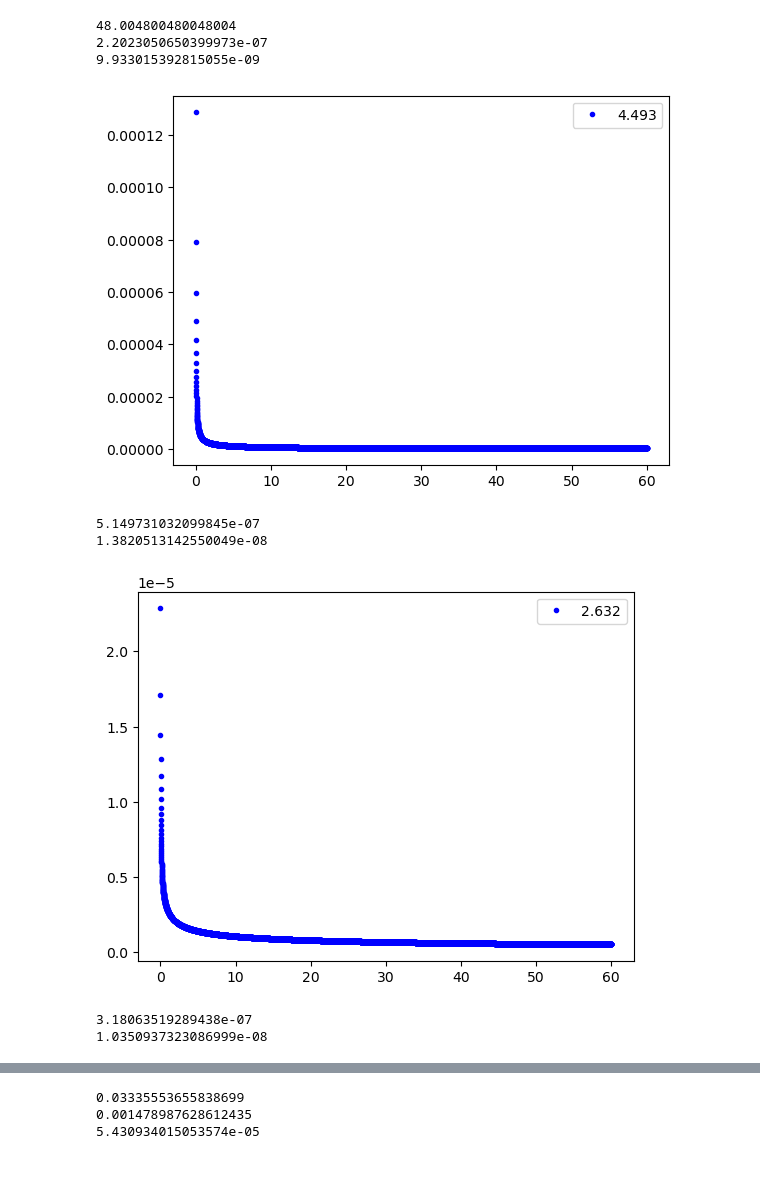
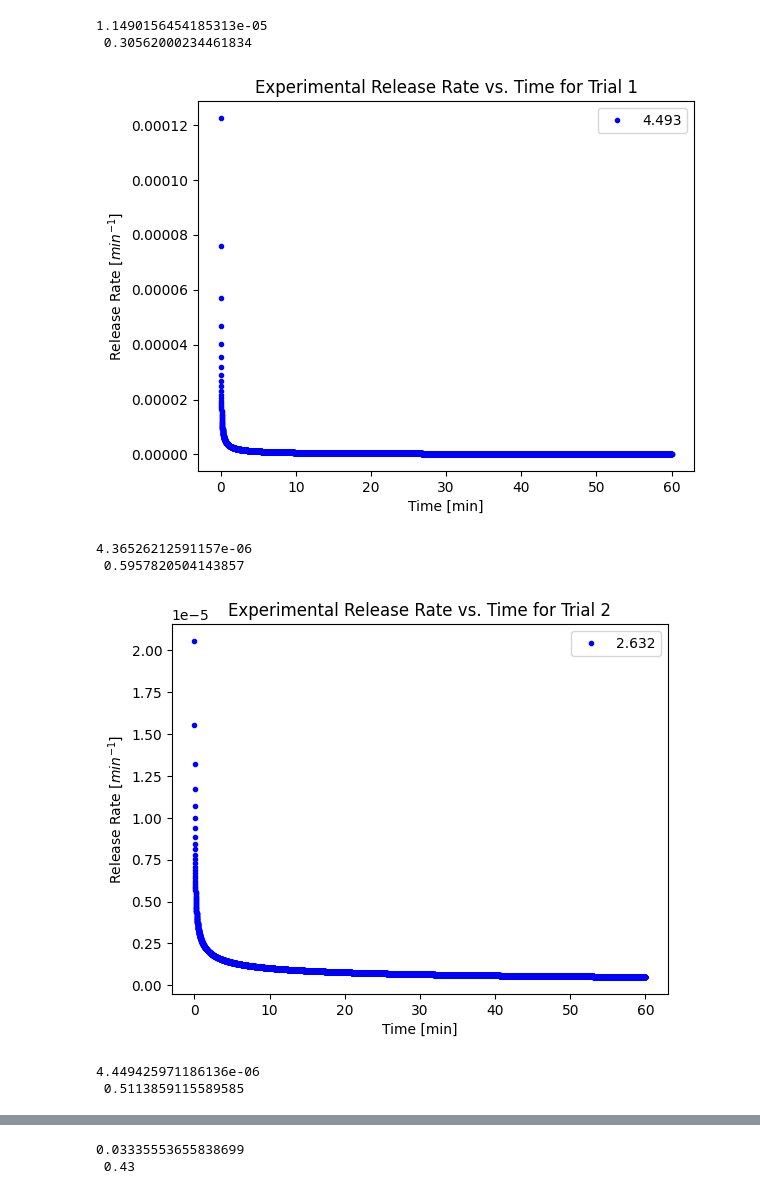
Before and after one commit to lsculv/ECH145B-Labs, a Jupyter notebook: lab3.ipynb, the cells around one changed output, grey strips where cells are left out. Cells and saved outputs as stored; diff of their text form; code cells hidden in the pictures.

```diff
--- a/lab3.ipynb
+++ b/lab3.ipynb
@@ -11,7 +13,7 @@ import pandas as pd
 # Spectronometer calibration curve calculations
 Calibration = NamedTuple("Calibration", slope=float, intercept=float)
 # Converts from absorbance to concentration in mg / mL
-calibration = Calibration(slope=8.13012586e01, intercept=2.81008571e-02)
+calibration = Calibration(slope=81.607231705, intercept=0.029639142857)
 
 # Bead diameters
 bead_diameter = (  # m
@@ -135,39 +173,45 @@ for i in range(3):
 # %%
 def deriv_F(k: float, n: float, time: np.ndarray) -> np.ndarray:
     return k * n * (time ** (n - 1))
+
+def F(k: float, n: float, time: np.ndarray) -> np.ndarray:
+    return
 
 n_theory = {"fick": 0.43, "poly": 0.85}
 
 def k_theory(diff: float, rad: float) -> float:
     return 6 * np.sqrt(diff / (np.pi * rad ** 2))
 
 times = np.linspace(0, 60, 10_000)
-print(times[-2000])
 for i in range(3):
     dFdt = deriv_F(k_vals[i], n_vals[i], times)
+    print(k_vals[i], "\n",n_vals[i])
     plt.plot(times, dFdt, "b.", label=f"{bead_diameter[i] * 1000}")
-    print(dFdt[-2000:].mean())
-    print(dFdt[-2000:].std())
+    plt.xlabel("Time [min]")
+    plt.ylabel("Release Rate $[min^{-1}]$")
+    plt.title(f"Experimental Release Rate vs. Time for Trial {i+1}")
     plt.legend()
     plt.show()
 
 for i in range(3):
     n = n_theory["fick"]
     k = k_theory(TARTRAZINE_DIFFUSIVITY, bead_diameter[i] / 2)
-    print(k)
+    print(k,"\n",n)
     dFdt = deriv_F(k, n, times)
     plt.plot(times, dFdt, "b.", label=f"{bead_diameter[i] * 1000}")
-    print(dFdt[-2000:].mean())
-    print(dFdt[-2000:].std())
+    plt.plot(times, times*0 + 0.010-0.002, "r--")
+    plt.plot(times, times*0 + 0.010+0.002, "r--")
+    plt.xlabel("Time [min]")
+    plt.ylabel("Release Rate $[min^{-1}]$")
+    plt.title(f"Theoretical Release Rate vs. Time for Trial {i+1}")
     plt.legend()
     plt.show()
 # %% [output]
-48.004800480048004
-2.2023050650399973e-07
-9.933015392815055e-09
+1.1490156454185313e-05
+ 0.30562000234461834
-[figure, old version]
+[figure, new version]
-5.149731032099845e-07
-1.3820513142550049e-08
+4.36526212591157e-06
+ 0.5957820504143857
-[figure, old version]
+[figure, new version]
-3.18063519289438e-07
-1.0350937323086999e-08
+4.449425971186136e-06
+ 0.5113859115589585
@@ -175,3 +219,2 @@ for i in range(3):
 0.03335553655838699
-0.001478987628612435
-5.430934015053574e-05
+ 0.43
```
Also changed, not shown: parts of 5 cells of this notebook, 6 other files.
